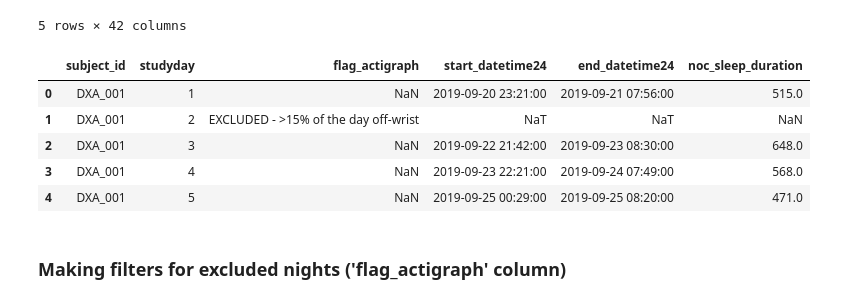
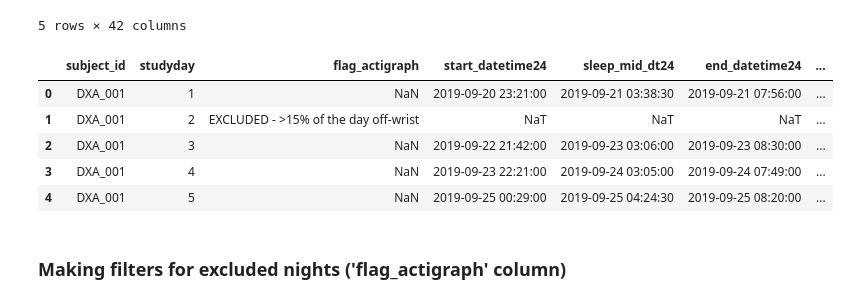
Before and after one commit to Tom-Gooding/Portfolio, a Jupyter notebook: Data_Projects/Rutgers Research/Rutgers_Sleep_Cannabis_Alcohol_study/RUmerging_sleep_actigraphy_data_091026.ipynb, the cells around one changed output. Cells and saved outputs as stored; diff of their text form; code cells hidden in the pictures.

Commit message:
finished sleep alc DA

```diff
--- a/Data_Projects/Rutgers Research/Rutgers_Sleep_Cannabis_Alcohol_study/RUmerging_sleep_actigraphy_data_091026.ipynb
+++ b/Data_Projects/Rutgers Research/Rutgers_Sleep_Cannabis_Alcohol_study/RUmerging_sleep_actigraphy_data_091026.ipynb
@@ -387,9 +375,9 @@ scored_sleep_df_cleaned[['subject_id', 'studyday', 'flag_actigraph','start_day_n
 scored_sleep_df_cleaned['time_diff'] = (scored_sleep_df_cleaned['end_datetime24'] - scored_sleep_df_cleaned['start_datetime24'])
 ## full nocturnal sleep tst
 scored_sleep_df_cleaned['noc_sleep_duration'] = scored_sleep_df_cleaned['time_diff'].dt.total_seconds()/60
-
-scored_sleep_df_cleaned['sleep_mid_dt24'] = scored_sleep_df_cleaned['end_datetime24'] + ((scored_sleep_df_cleaned['end_datetime24'] - scored_sleep_df_cleaned['start_datetime24'])/2)
-
+## calculate mid-sleep
+scored_sleep_df_cleaned['sleep_mid_dt24'] = scored_sleep_df_cleaned['start_datetime24'] + ((scored_sleep_df_cleaned['end_datetime24'] - scored_sleep_df_cleaned['start_datetime24'])/2)
+## calculate sleep onset+4
 scored_sleep_df_cleaned['sleep_onset_plus4h'] = scored_sleep_df_cleaned['start_datetime24'] + pd.Timedelta(hours=4)
 
 scored_sleep_df_cleaned.head()
@@ -402,14 +390,15 @@ scored_sleep_df_cleaned.head()
 | 4 | DXA_001 | DXA001 | DXA | 1 | 5 | 2019-09-25 | Wed | 00:29:00 | 2019-09-25 | ... |
 5 rows × 42 columns
 # %%
-scored_sleep_df_cleaned[['subject_id', 'studyday', 'flag_actigraph','start_datetime24', 'end_datetime24', 'noc_sleep_duration']].head()
+scored_sleep_df_cleaned[['subject_id', 'studyday', 'flag_actigraph','start_datetime24','sleep_mid_dt24', 'end_datetime24', 'noc_sleep_duration']].head()
+## verify mid-sleep actually falls within sleep start and end datetimes
 # %% [output]
-|  | subject_id | studyday | flag_actigraph | start_datetime24 | end_datetime24 | noc_sleep_duration |
-| 0 | DXA_001 | 1 | NaN | 2019-09-20 23:21:00 | 2019-09-21 07:56:00 | 515.0 |
-| 1 | DXA_001 | 2 | EXCLUDED - >15% of the day off-wrist | NaT | NaT | NaN |
-| 2 | DXA_001 | 3 | NaN | 2019-09-22 21:42:00 | 2019-09-23 08:30:00 | 648.0 |
-| 3 | DXA_001 | 4 | NaN | 2019-09-23 22:21:00 | 2019-09-24 07:49:00 | 568.0 |
-| 4 | DXA_001 | 5 | NaN | 2019-09-25 00:29:00 | 2019-09-25 08:20:00 | 471.0 |
+|  | subject_id | studyday | flag_actigraph | start_datetime24 | sleep_mid_dt24 | end_datetime24 | ... |
+| 0 | DXA_001 | 1 | NaN | 2019-09-20 23:21:00 | 2019-09-21 03:38:30 | 2019-09-21 07:56:00 | ... |
+| 1 | DXA_001 | 2 | EXCLUDED - >15% of the day off-wrist | NaT | NaT | NaT | ... |
+| 2 | DXA_001 | 3 | NaN | 2019-09-22 21:42:00 | 2019-09-23 03:06:00 | 2019-09-23 08:30:00 | ... |
+| 3 | DXA_001 | 4 | NaN | 2019-09-23 22:21:00 | 2019-09-24 03:05:00 | 2019-09-24 07:49:00 | ... |
+| 4 | DXA_001 | 5 | NaN | 2019-09-25 00:29:00 | 2019-09-25 04:24:30 | 2019-09-25 08:20:00 | ... |
 # %% [markdown]
 ### Making filters for excluded nights ('flag_actigraph' column)
 # %%
```
Also changed, not shown: parts of 42 cells of this notebook, 1 other file.
